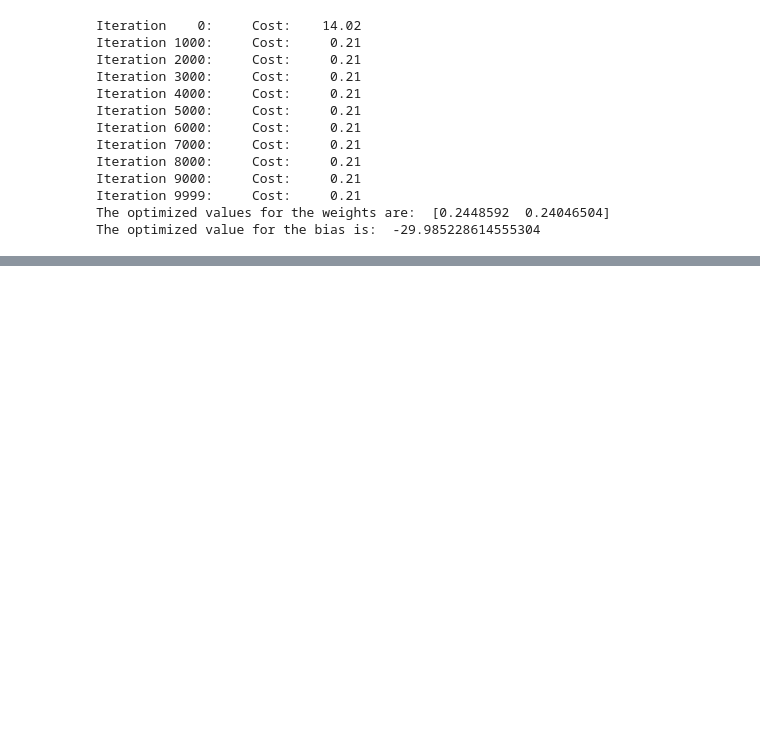
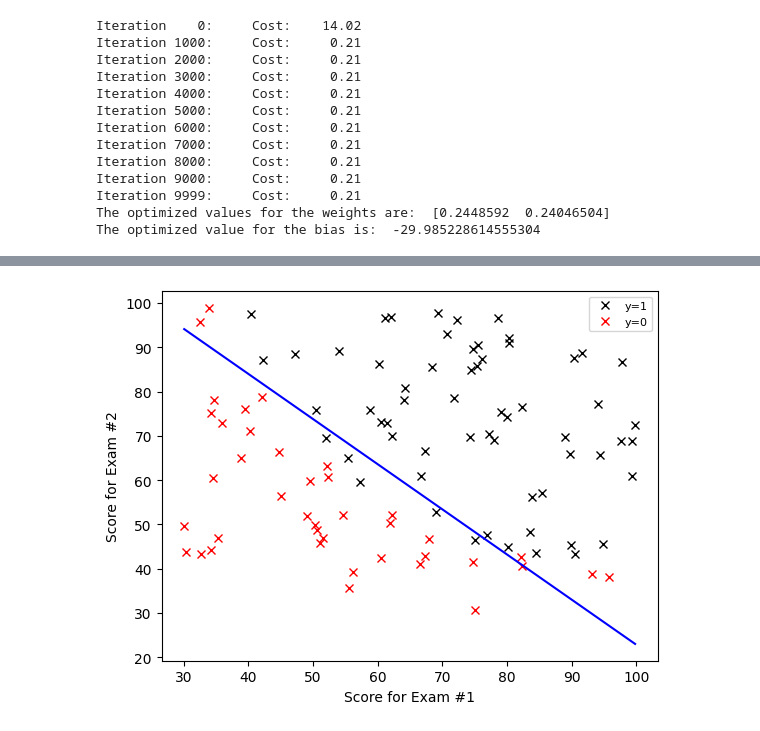
Before and after one commit to akkik04/Binary-Classification-Demo, a Jupyter notebook: ClassificationDemo.ipynb, the cells around one changed output, grey strips where cells are left out. Drawn from its saved outputs; the diff is of its cells as text; code cells hidden in the pictures; blank space fills up the shorter version.

Commit message:
implemented the decision boundary visualization.

```diff
--- a/ClassificationDemo.ipynb
+++ b/ClassificationDemo.ipynb
@@ -251,0 +261,13 @@ The optimized value for the bias is:  -29.985228614555304
+# %%
+# plot the decision boundary.
+plot_decision_boundary(X_train, y_train, w, b)
+
+# set plot labels.
+plt.xlabel("Score for Exam #1")
+plt.ylabel("Score for Exam #2")
+
+# set plot legend.
+plt.legend(prop={'size': 8}, loc="upper right")
+plt.show()
+# %% [output]
+[figure, added]
```
Also changed, not shown: parts of 1 cell of this notebook, 1 other file.
